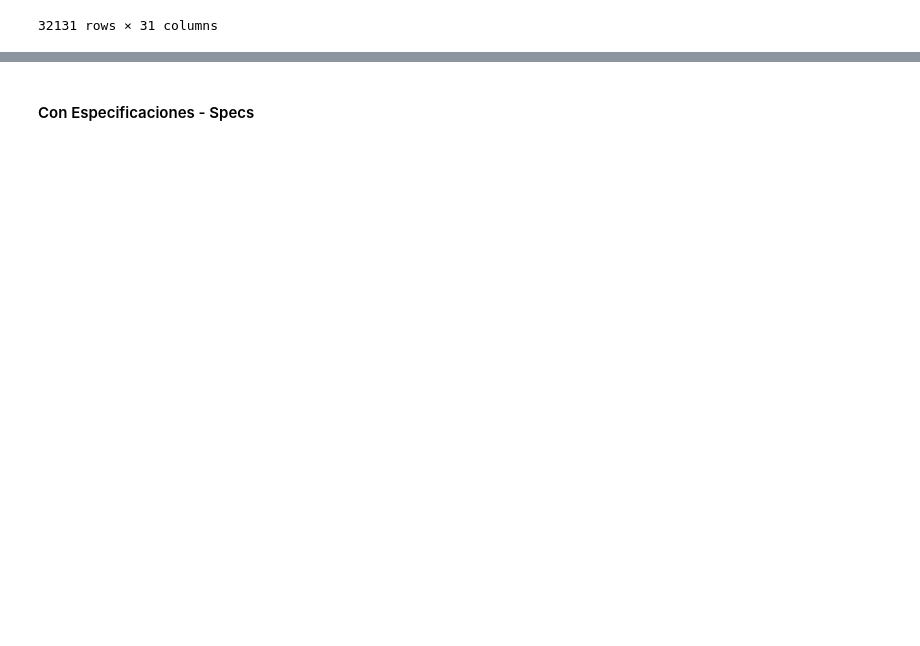
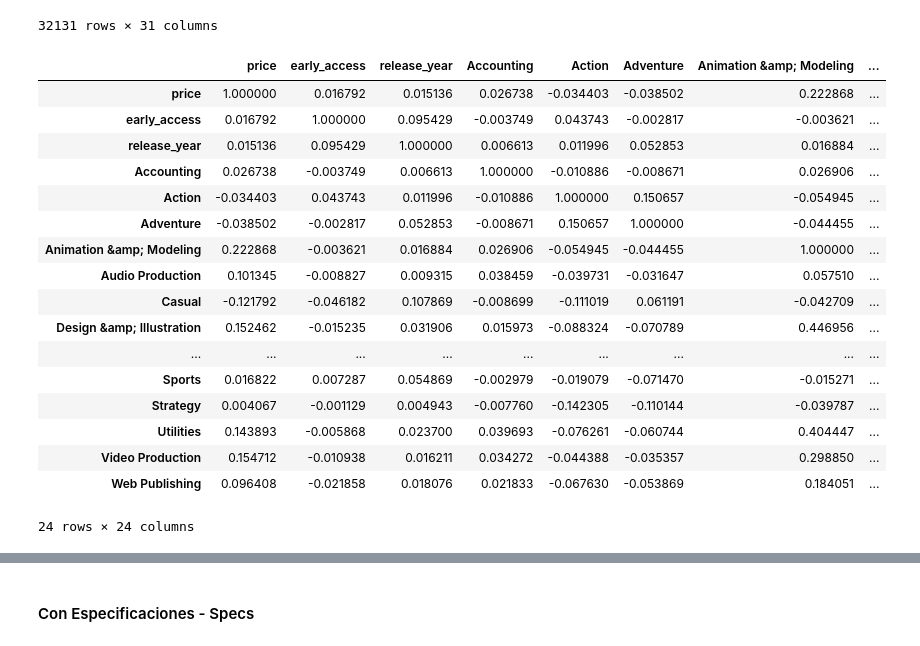
Before and after one commit to carocardenas0699/PI-Machine-Learning, a Jupyter notebook: EDA.ipynb, the cells around one changed output, grey strips where cells are left out. Saved outputs shown, nothing was run; the diff lists cells and outputs as text; code cells hidden in the pictures; blank space fills up the shorter version.

```diff
--- a/EDA.ipynb
+++ b/EDA.ipynb
@@ -507,3 +649,25 @@ games_gen
 | 120443 | [Casual, Indie] | EXIT 2 - Directions | [Indie, Casual, Puzzle, Singlepla... | [Single-player, Steam Achievement... | 4.99 | 0.0 | 658870.0 | xropi,stev3ns | 2017.0 | ... |
 | 120444 | [] | Maze Run VR | [Early Access, Adventure, Indie, ... | [Single-player, Stats, Steam Lead... | 4.99 | 1.0 | 681550.0 | None | NaN | ... |
 32131 rows × 31 columns
+# %%
+correlacion=games_gen.drop(columns=['genres','item_name','tags','specs','developer','item_id','Early Access']).corr()
+correlacion
+# %% [output]
+|  | price | early_access | release_year | Accounting | Action | Adventure | Animation &amp; Modeling | ... |
+| price | 1.000000 | 0.016792 | 0.015136 | 0.026738 | -0.034403 | -0.038502 | 0.222868 | ... |
+| early_access | 0.016792 | 1.000000 | 0.095429 | -0.003749 | 0.043743 | -0.002817 | -0.003621 | ... |
+| release_year | 0.015136 | 0.095429 | 1.000000 | 0.006613 | 0.011996 | 0.052853 | 0.016884 | ... |
+| Accounting | 0.026738 | -0.003749 | 0.006613 | 1.000000 | -0.010886 | -0.008671 | 0.026906 | ... |
+| Action | -0.034403 | 0.043743 | 0.011996 | -0.010886 | 1.000000 | 0.150657 | -0.054945 | ... |
+| Adventure | -0.038502 | -0.002817 | 0.052853 | -0.008671 | 0.150657 | 1.000000 | -0.044455 | ... |
+| Animation &amp; Modeling | 0.222868 | -0.003621 | 0.016884 | 0.026906 | -0.054945 | -0.044455 | 1.000000 | ... |
+| Audio Production | 0.101345 | -0.008827 | 0.009315 | 0.038459 | -0.039731 | -0.031647 | 0.057510 | ... |
+| Casual | -0.121792 | -0.046182 | 0.107869 | -0.008699 | -0.111019 | 0.061191 | -0.042709 | ... |
+| Design &amp; Illustration | 0.152462 | -0.015235 | 0.031906 | 0.015973 | -0.088324 | -0.070789 | 0.446956 | ... |
+| ... | ... | ... | ... | ... | ... | ... | ... | ... |
+| Sports | 0.016822 | 0.007287 | 0.054869 | -0.002979 | -0.019079 | -0.071470 | -0.015271 | ... |
+| Strategy | 0.004067 | -0.001129 | 0.004943 | -0.007760 | -0.142305 | -0.110144 | -0.039787 | ... |
+| Utilities | 0.143893 | -0.005868 | 0.023700 | 0.039693 | -0.076261 | -0.060744 | 0.404447 | ... |
+| Video Production | 0.154712 | -0.010938 | 0.016211 | 0.034272 | -0.044388 | -0.035357 | 0.298850 | ... |
+| Web Publishing | 0.096408 | -0.021858 | 0.018076 | 0.021833 | -0.067630 | -0.053869 | 0.184051 | ... |
+24 rows × 24 columns
```
Also changed, not shown: parts of 58 cells of this notebook, 4 other files.
